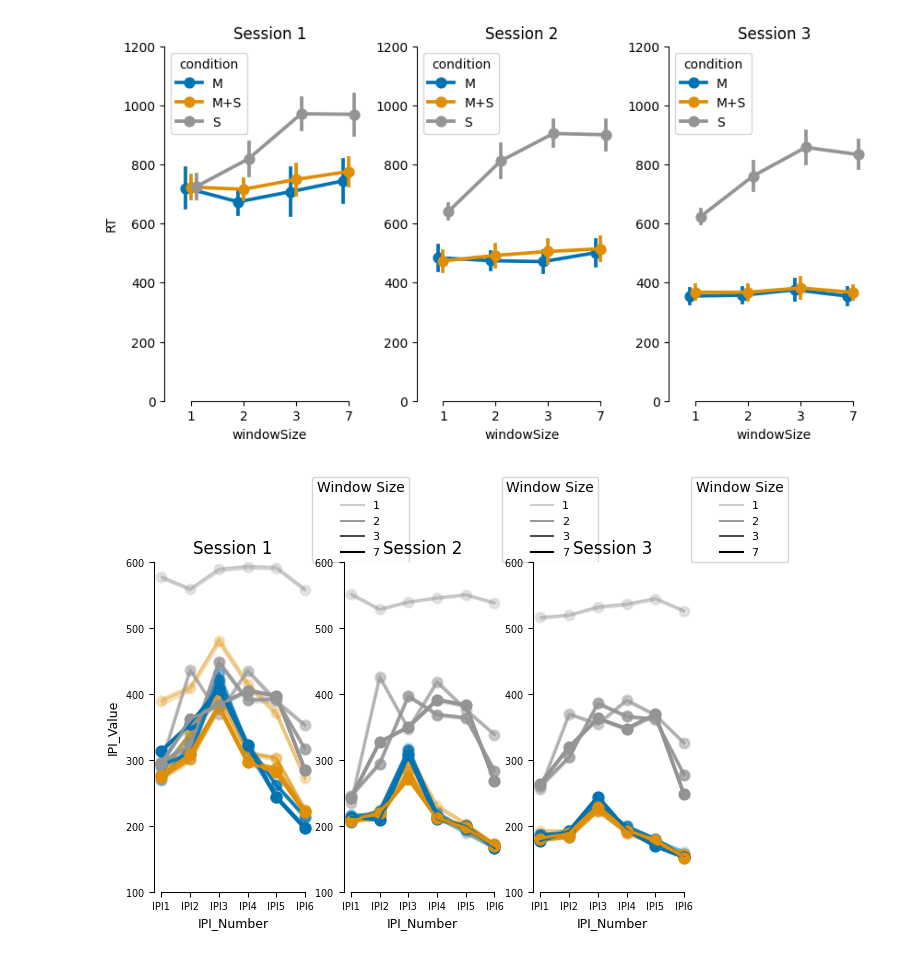
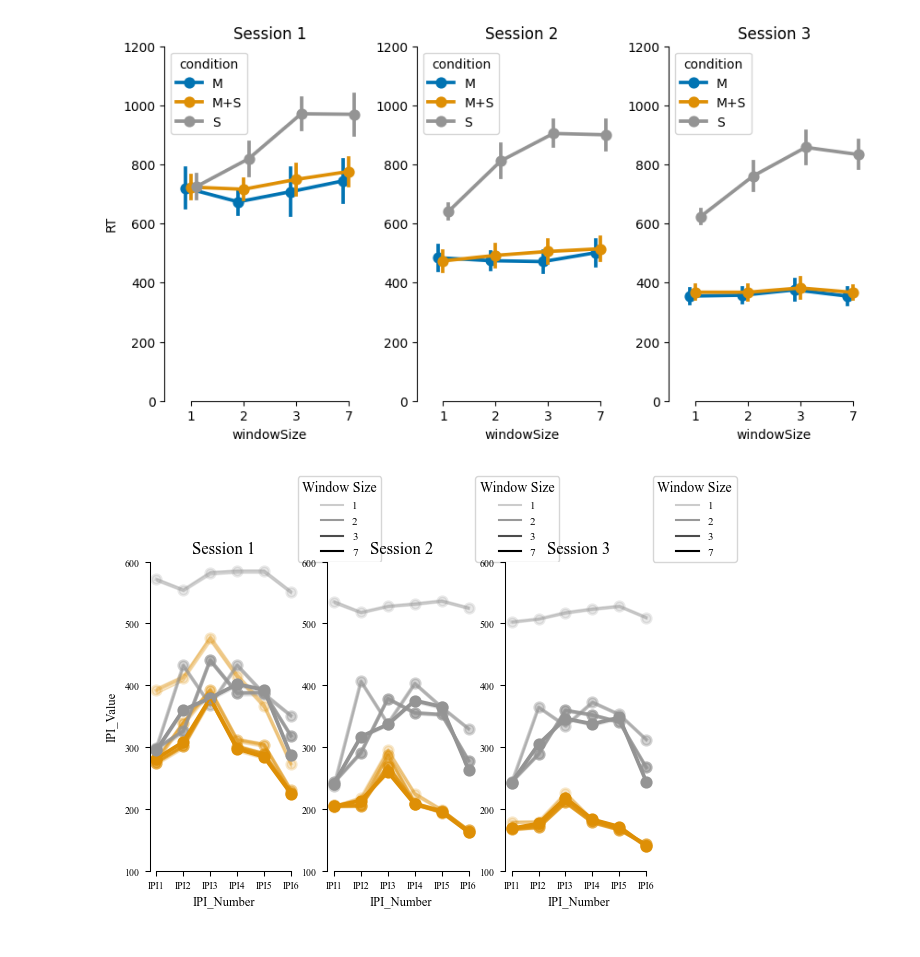
Before and after one commit to manazerzadeh/SequenceSensoryMemoryIntegration, a Jupyter notebook: DataAnalysis.ipynb, the cells around one changed output. Cells and saved outputs as stored; diff of their text form; code cells hidden in the pictures.

```diff
--- a/DataAnalysis.ipynb
+++ b/DataAnalysis.ipynb
@@ -16,7 +16,7 @@ from statsmodels.stats.anova import AnovaRM
 
 from natsort import index_natsorted
 
-# plt.rcParams['font.family'] = 'Times New Roman'
+plt.rcParams['font.family'] = 'Times New Roman'
 
 
 path_figs = "./Figs/"
@@ -131,6 +131,8 @@ subjs_presses = utils.finger_melt(subjs).rename(columns={'isError' : 'isTrialErr
 
 subjs['condition'] = subjs.apply(utils.seq_condition, axis=1)
 subjs_presses['condition'] = subjs_presses.apply(utils.seq_condition, axis=1)
+
+subjs['day'] = subjs.apply(utils.add_day, axis=1)
 # %%
 sns.color_palette('colorblind')
 # %% [output]
@@ -153,0 +175,4 @@ custom_palette = {
+# %%
+# sum of  all IPIs in a trial
+subjs['sum_IPI'] = subjs['IPI1'] + subjs['IPI2'] + subjs['IPI3'] + subjs['IPI4'] + subjs['IPI5'] + subjs['IPI6']
+subjs[['MT', 'sum_IPI']]
@@ -536,0 +809,27 @@ Session 3 paired t-test between window sizes 3 and 7 t-stat: -1.7295396243175645
+# %%
+print("****** ANOVA for MT across days and window sizes in S condition ******")
+subjs_correct = utils.remove_error_trials(subjs).copy()
+# select random sequences
+subjs_correct = subjs_correct[subjs_correct['condition'].isin(['S'])]
+# add day column
+subjs_correct['day'] = subjs_correct['BN'].apply(lambda x: 1 if x in session1_blocks else (2 if x in session2_blocks else 3))
+subjs_grouped = subjs_correct.groupby(['day', 'SubNum', 'windowSize']).agg({
+    'MT': 'median',
+}).reset_index()
+
+res = AnovaRM(subjs_grouped, 'MT', 'SubNum', within=['day', 'windowSize']).fit()
+print(res.anova_table)
+
+
+
+print("****** ANOVA for MT in day 1 across window sizes in M+S condition ******")
+subjs_correct = utils.remove_error_trials(subjs).copy()
+# select repeating sequences
+subjs_correct = subjs_correct[subjs_correct['condition'].isin(['M+S'])]
+# filter day 1
+subjs_correct = subjs_correct[subjs_correct['BN'].isin(session1_blocks)]
+subjs_grouped = subjs_correct.groupby(['SubNum', 'windowSize']).agg({
+    'MT': 'median',
+}).reset_index()
+res = AnovaRM(subjs_grouped, 'MT', 'SubNum', within=['windowSize']).fit()
+print(res.anova_table)
@@ -593,6 +1033,7 @@ line_styles = ['solid', 'dashdot', 'dashed', 'dotted']
 alphas = [0.2, 0.4, 0.7, 1]
 for idx, session in enumerate([session1_blocks, session2_blocks, session3_blocks]):
     subjs_sess = subjs_presses[subjs_presses['BN'].isin(session)]
+    subjs_sess = subjs_sess[subjs_sess['condition'] != 'M']
     subjs_correct = utils.remove_error_trials_presses(subjs_sess)
 
     subjs_grouped = subjs_correct.groupby(['SubNum', 'condition', 'windowSize', 'IPI_Number']).agg({
@@ -607,32 +1048,32 @@ for idx, session in enumerate([session1_blocks, session2_blocks, session3_blocks
                     palette=custom_palette, ax = axs[idx], alpha = alphas[window_idx], legend=False)
         sns.lineplot(data = subjs_grouped_window, x = 'IPI_Number', y = 'IPI_Value', hue = 'condition', errorbar = ('se', 1/10),
                     palette=custom_palette, ax = axs[idx], alpha = alphas[window_idx])
 
 
     #create custom legend for the line styles
     # custom_lines = [plt.Line2D([0], [0], color='black', linestyle=line_styles[0]),
     #                 plt.Line2D([0], [0], color='black', linestyle=line_styles[1]),
     #                 plt.Line2D([0], [0], color='black', linestyle=line_styles[2]),
     #                 plt.Line2D([0], [0], color='black', linestyle=line_styles[3])]
     custom_lines = [plt.Line2D([0], [0], color='black', alpha = alphas[0]),
                     plt.Line2D([0], [0], color='black', alpha = alphas[1]),
                     plt.Line2D([0], [0], color='black', alpha = alphas[2]),
                     plt.Line2D([0], [0], color='black', alpha = alphas[3])]
     axs[idx].legend(custom_lines, windowSizes, title='Window Size', loc = (1, 1))
 
 
 
 
 
     if idx >0:
         axs[idx].set_ylabel('')
 
     axs[idx].set_ylim(100, 600)
     axs[idx].set_title(f'Session {idx+1}')
 sns.despine(trim=True)
 
-plt.savefig(path_figs + "IPI_windowSize.pdf", format = 'pdf', bbox_inches = 'tight')
+# plt.savefig(path_figs + "IPI_windowSize.pdf", format = 'pdf', bbox_inches = 'tight')
 
 # plt.show()
 # %% [output]
-[figure, old version]
+[figure, new version]
```
Also changed, not shown: parts of 21 cells of this notebook, 3 other files.
